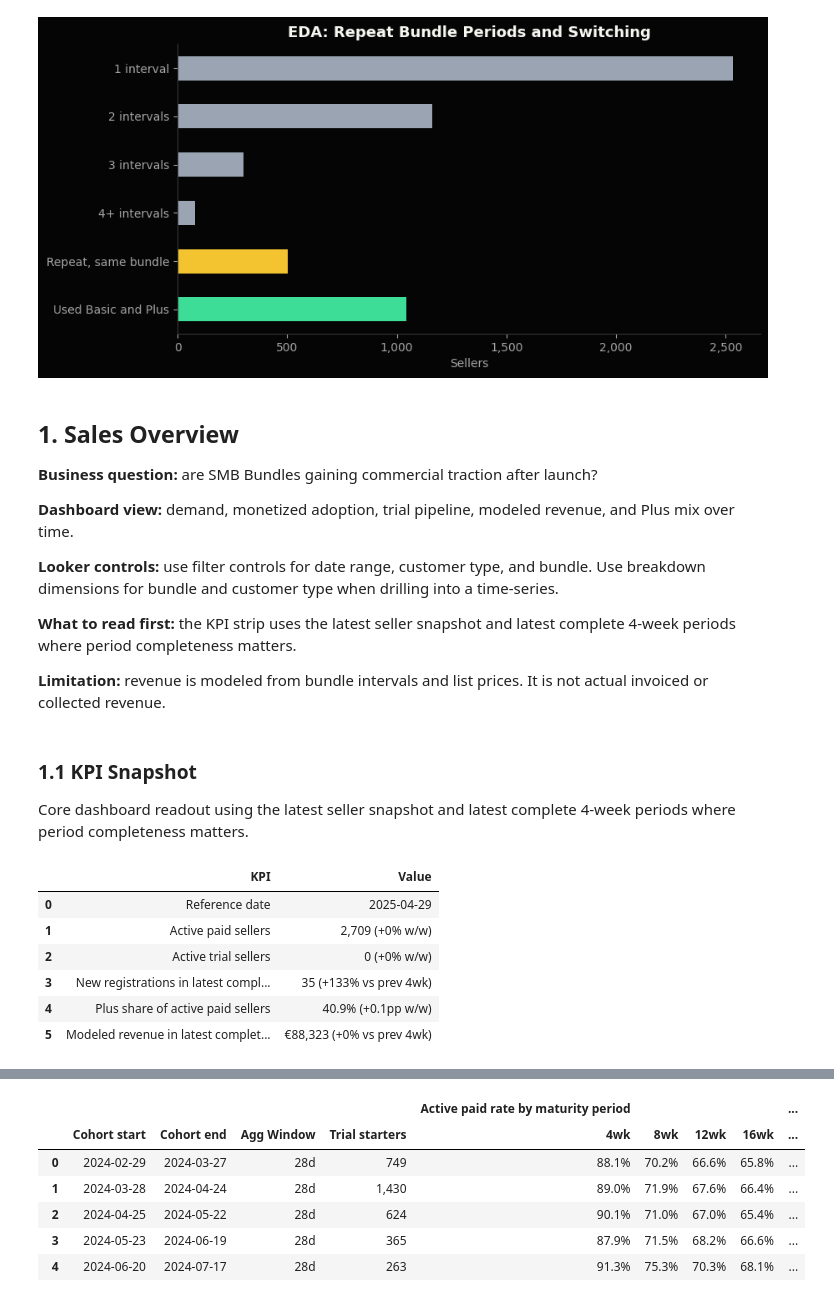
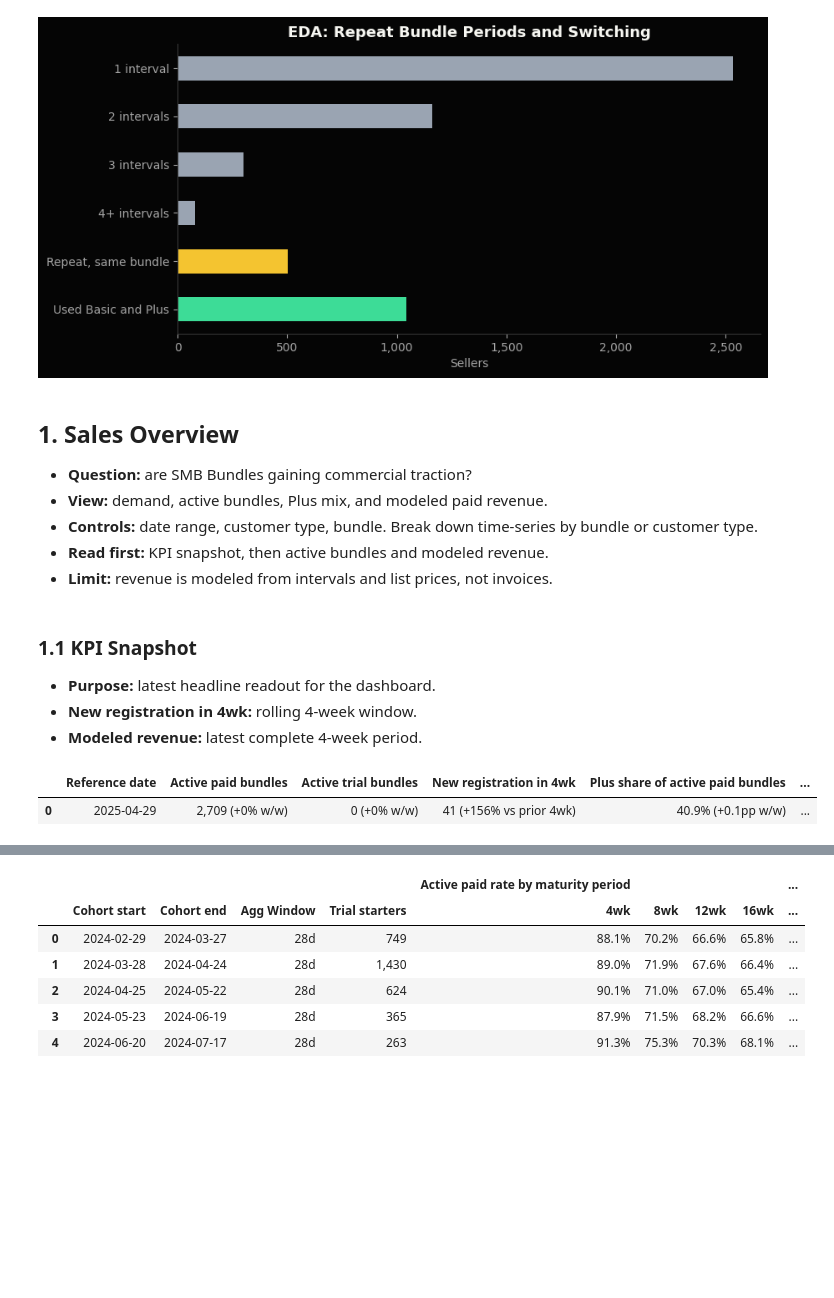
Before and after one commit to omer-t/marktplaats-assignment, a Jupyter notebook: assignments/smb_bundles/q3_monitor.ipynb, the cells around one changed output, grey strips where cells are left out. Cells and saved outputs as stored; diff of their text form; code cells hidden in the pictures; blank space fills up the shorter version.

```diff
--- a/assignments/smb_bundles/q3_monitor.ipynb
+++ b/assignments/smb_bundles/q3_monitor.ipynb
@@ -219,36 +204,30 @@ plt.show()
 # %% [markdown]
 ## 1. Sales Overview
 
-**Business question:** are SMB Bundles gaining commercial traction after launch?
-
-**Dashboard view:** demand, monetized adoption, trial pipeline, modeled revenue, and Plus mix over time.
-
-**Looker controls:** use filter controls for date range, customer type, and bundle. Use breakdown dimensions for bundle and customer type when drilling into a time-series.
-
-**What to read first:** the KPI strip uses the latest seller snapshot and latest complete 4-week periods where period completeness matters.
-
-**Limitation:** revenue is modeled from bundle intervals and list prices. It is not actual invoiced or collected revenue.
+- **Question:** are SMB Bundles gaining commercial traction?
+- **View:** demand, active bundles, Plus mix, and modeled paid revenue.
+- **Controls:** date range, customer type, bundle. Break down time-series by bundle or customer type.
+- **Read first:** KPI snapshot, then active bundles and modeled revenue.
+- **Limit:** revenue is modeled from intervals and list prices, not invoices.
 # %% [markdown]
 ### 1.1 KPI Snapshot
 
-Core dashboard readout using the latest seller snapshot and latest complete 4-week periods where period completeness matters.
+- **Purpose:** latest headline readout for the dashboard.
+- **New registration in 4wk:** rolling 4-week window.
+- **Modeled revenue:** latest complete 4-week period.
 # %%
 display(
     functions.q3_sales_kpis(
         weekly_metrics,
         revenue_4w,
         dashboard_reference_date,
         registrations_4w,
+        seller_fields,
     )
 )
 # %% [output]
-|  | KPI | Value |
-| 0 | Reference date | 2025-04-29 |
-| 1 | Active paid sellers | 2,709 (+0% w/w) |
-| 2 | Active trial sellers | 0 (+0% w/w) |
-| 3 | New registrations in latest compl... | 35 (+133% vs prev 4wk) |
-| 4 | Plus share of active paid sellers | 40.9% (+0.1pp w/w) |
-| 5 | Modeled revenue in latest complet... | €88,323 (+0% vs prev 4wk) |
+|  | Reference date | Active paid bundles | Active trial bundles | New registration in 4wk | Plus share of active paid bundles | ... |
+| 0 | 2025-04-29 | 2,709 (+0% w/w) | 0 (+0% w/w) | 41 (+156% vs prior 4wk) | 40.9% (+0.1pp w/w) | ... |
 # %% [markdown]
 ### 1.2 Weekly New Registrations
 
```
Also changed, not shown: parts of 36 cells of this notebook, 1 other file.
